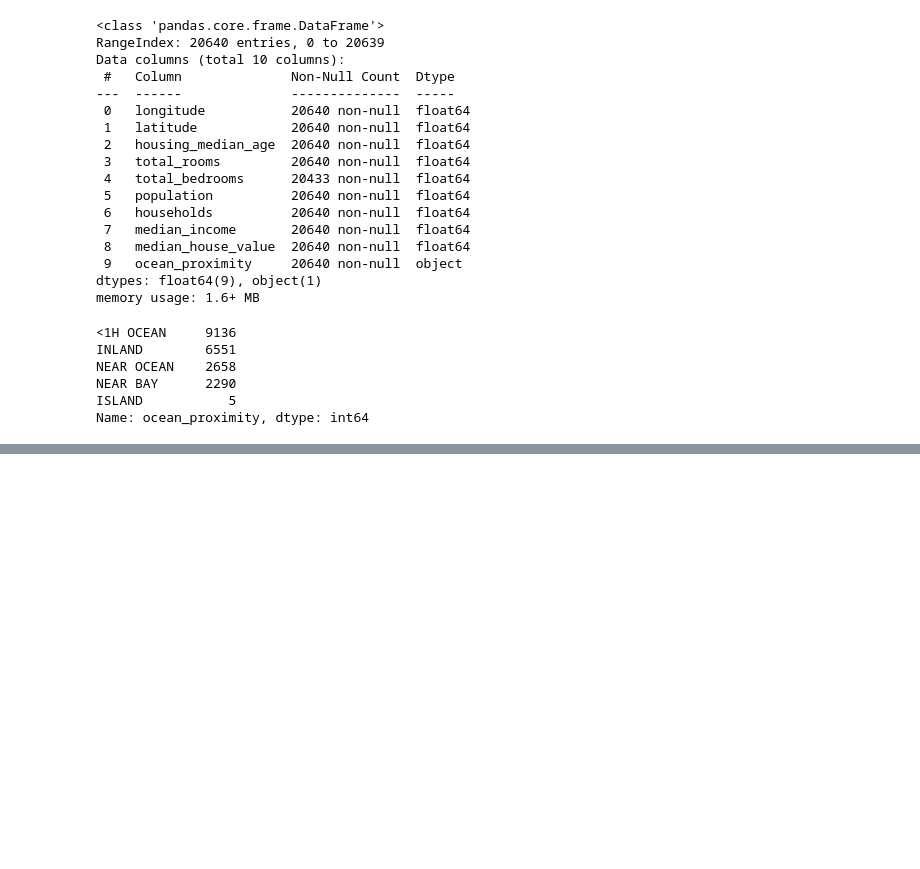
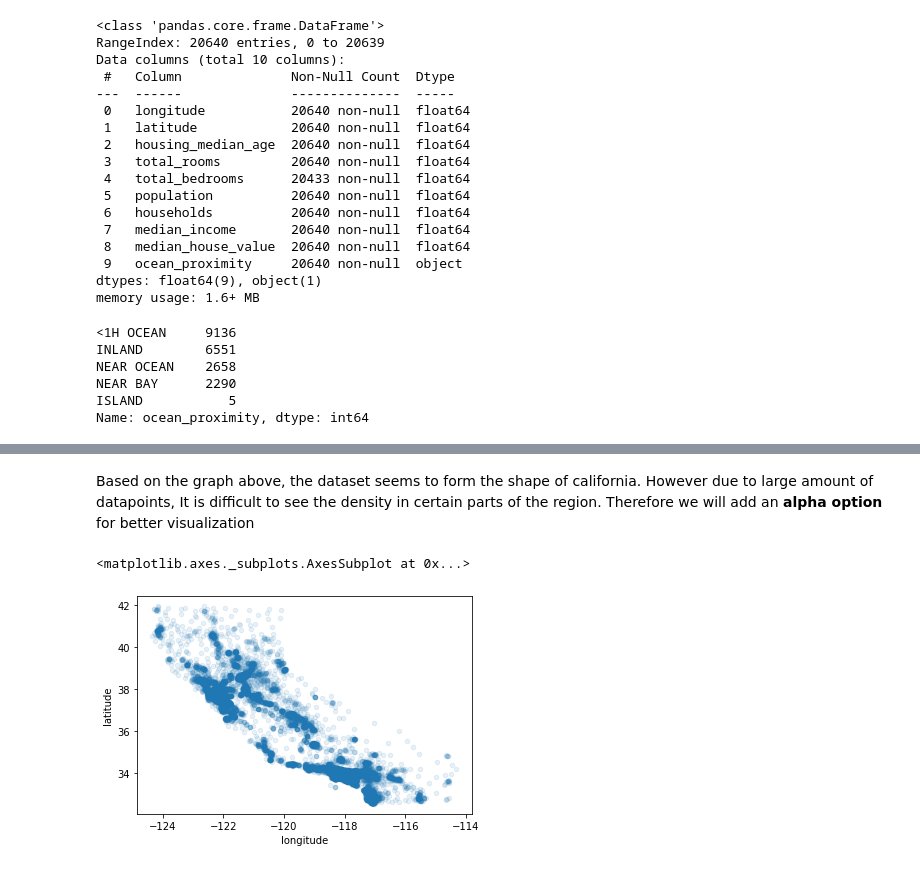
Before and after one commit to luismangubat/QMIND_Practice, a Jupyter notebook: QMIND_Practice.ipynb, the cells around one changed output, grey strips where cells are left out. Cells and saved outputs as stored; diff of their text form; code cells hidden in the pictures; blank space fills up the shorter version.

```diff
--- a/QMIND_Practice.ipynb
+++ b/QMIND_Practice.ipynb
@@ -81,0 +164,10 @@ housing.describe()
+# %% [markdown]
+Based on the graph above, the dataset seems to form the shape
+of california. However due to large amount of datapoints,
+It is difficult to see the density in certain parts of the region.
+Therefore we will add an **alpha option** for better visualization
+# %%
+housing.plot(kind="scatter", x="longitude", y="latitude", alpha=0.1)
+# %% [output]
+<matplotlib.axes._subplots.AxesSubplot at 0x...>
+[figure, added]
```
Also changed, not shown: parts of 50 cells of this notebook.
